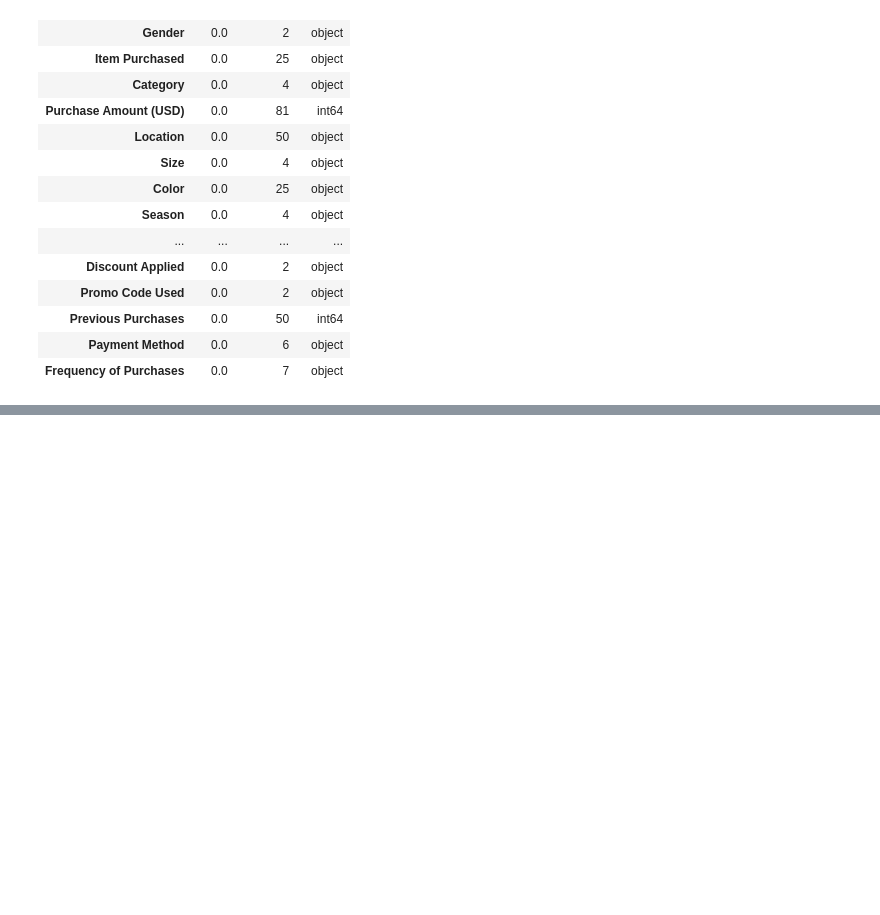
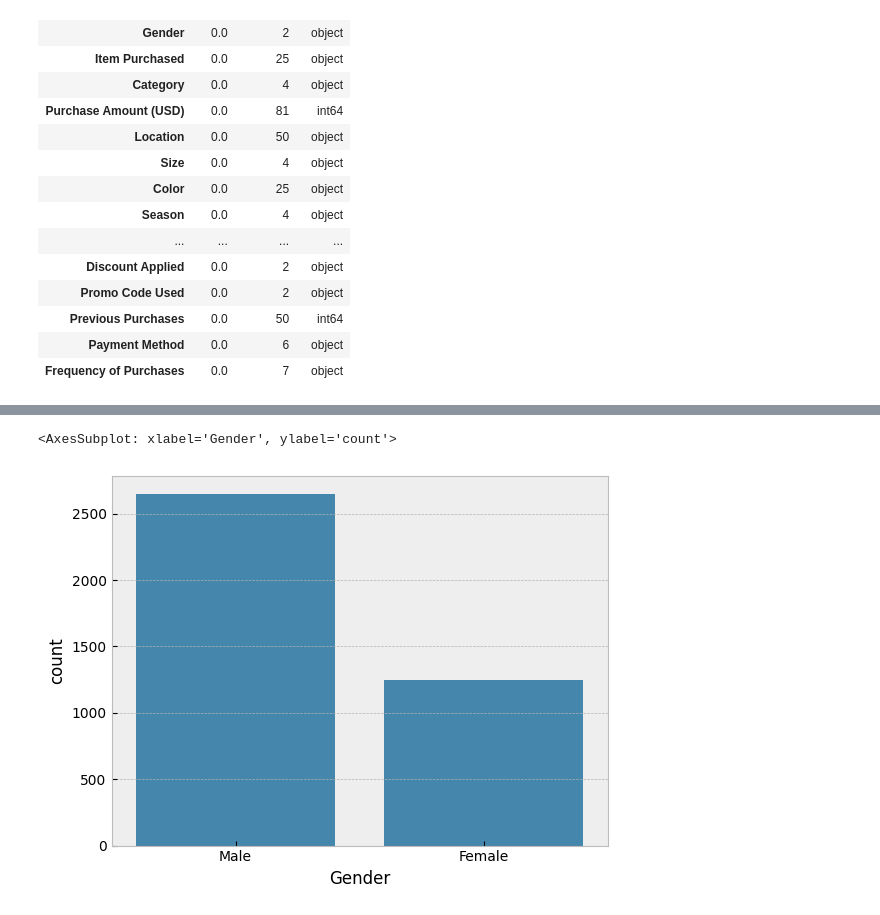
Before and after one commit to georgekovin/Consumer-Behavior-and-Shopping-Habits-Research, a Jupyter notebook: research.ipynb, the cells around one changed output, grey strips where cells are left out. Cells and saved outputs as stored; diff of their text form; code cells hidden in the pictures; blank space fills up the shorter version.

```diff
--- a/research.ipynb
+++ b/research.ipynb
@@ -31,0 +107,10 @@ funcs.get_data_info(behavior_df)
+# %%
+
+
+
+
+
+sns.barplot(data['Gender'].value_counts())
+# %% [output]
+<AxesSubplot: xlabel='Gender', ylabel='count'>
+[figure, added]
```
Also changed, not shown: parts of 13 cells of this notebook, 1 other file.
